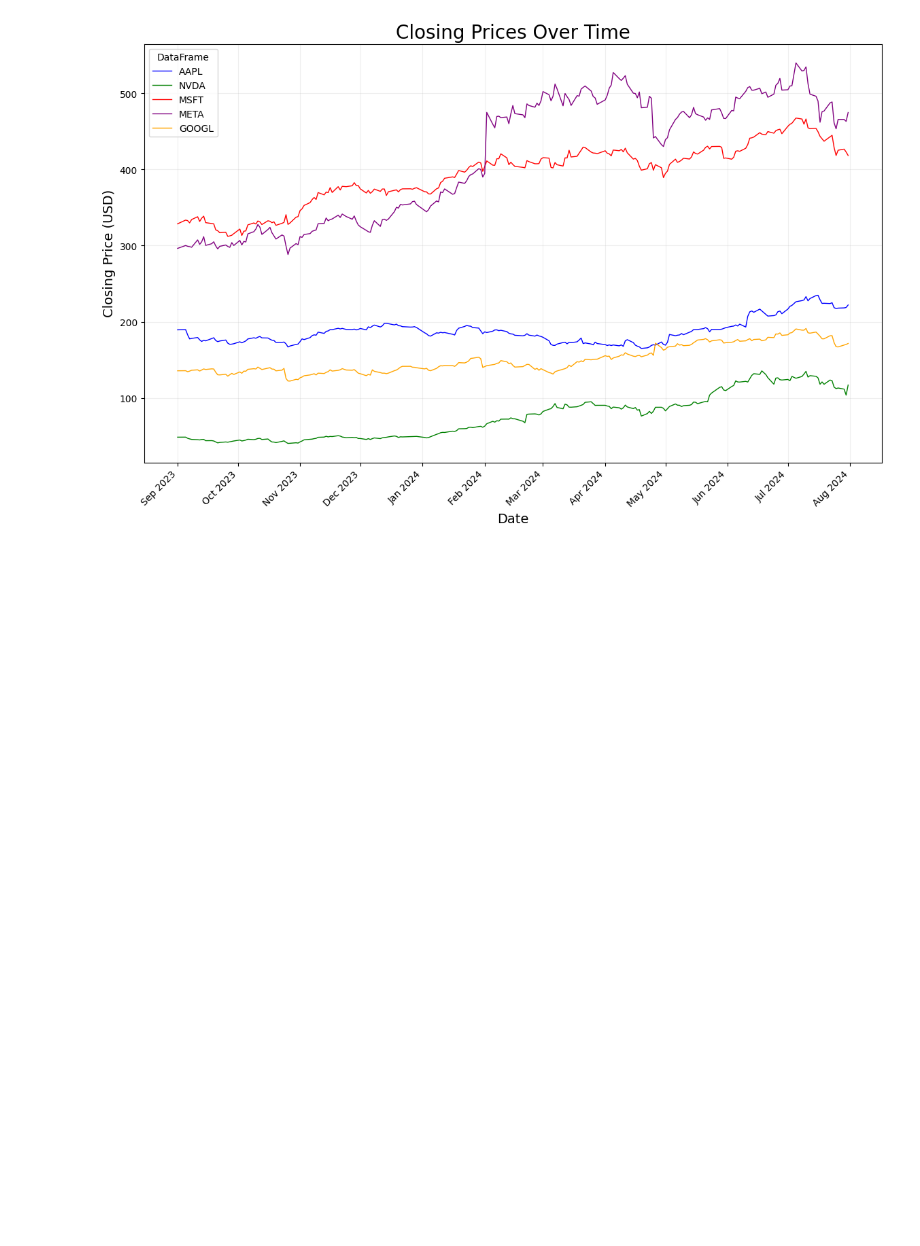
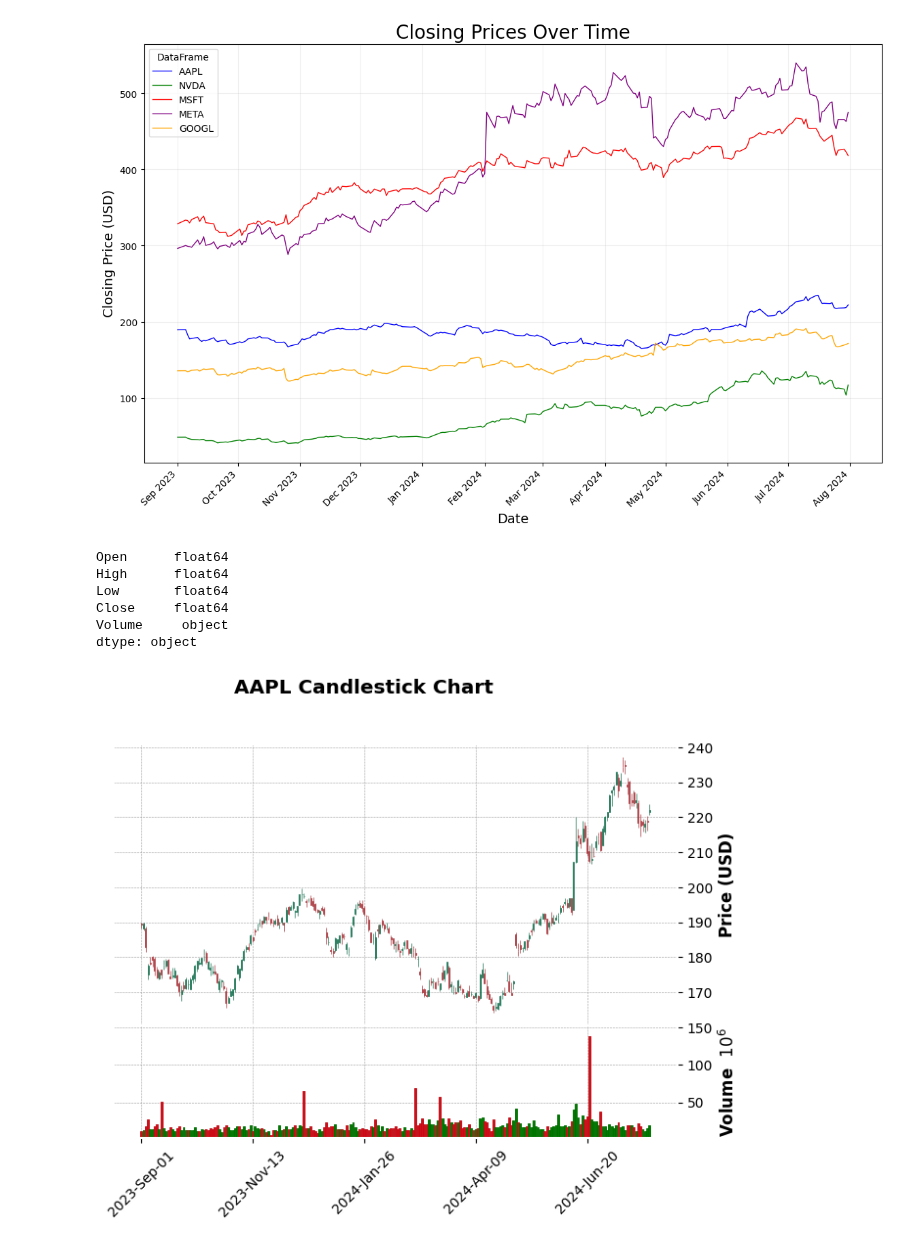
Before and after one commit to majanamyslowska/Thesis, a Jupyter notebook: graphs.ipynb, the cells around one changed output. Saved outputs shown, nothing was run; the diff lists cells and outputs as text; code cells hidden in the pictures; blank space fills up the shorter version.

```diff
--- a/graphs.ipynb
+++ b/graphs.ipynb
@@ -47,3 +37,47 @@ plt.legend(title='DataFrame')
 plt.show()
 # %% [output]
 [figure]
+# %%
+import pandas as pd
+import mplfinance as mpf
+
+df = pd.read_csv('data/prices/csvs/aapl.csv')
+
+df['Exchange Date'] = pd.to_datetime(df['Exchange Date'], format='%d-%b-%Y')
+df.sort_values('Exchange Date', inplace=True)
+df.set_index('Exchange Date', inplace=True)
+
+df.rename(columns={
+    'Open Price': 'Open',
+    'High Price': 'High',
+    'Low Price': 'Low',
+    'Close Price': 'Close',
+    'Traded Quantity': 'Volume'
+}, inplace=True)
+
+df = df[['Open', 'High', 'Low', 'Close', 'Volume']]
+
+df.dropna(inplace=True)
+
+print(df.dtypes)
+df['Volume'] = df['Volume'].str.replace(',', '').astype(float)
+df['Volume'] = pd.to_numeric(df['Volume'], errors='coerce')
+df.dropna(subset=['Volume'], inplace=True)
+
+mpf.plot(
+    df,
+    type='candle',
+    style='charles',
+    title='AAPL Candlestick Chart',
+    ylabel='Price (USD)',
+    volume=True,
+    show_nontrading=False
+)
+# %% [output]
+Open      float64
+High      float64
+Low       float64
+Close     float64
+Volume     object
+dtype: object
+[figure, added]
```
Also changed, not shown: parts of 1 cell of this notebook, 20 other files.
